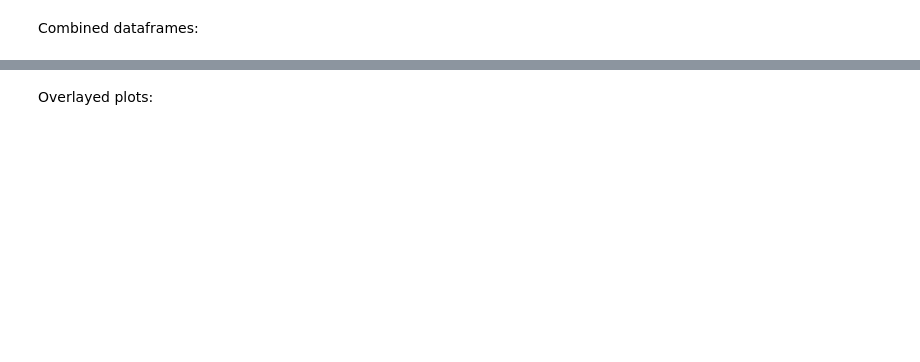
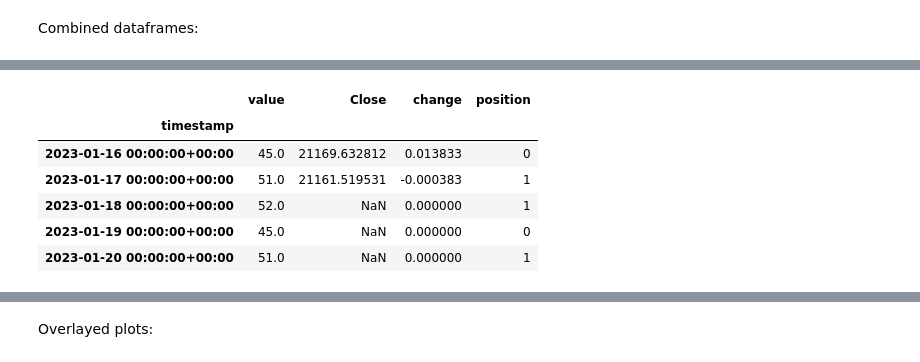
Before and after one commit to AGralin/dreambuilder_bot, a Jupyter notebook: historical_data.ipynb, the cells around one changed output, grey strips where cells are left out. Saved outputs shown, nothing was run; the diff lists cells and outputs as text; code cells hidden in the pictures; blank space fills up the shorter version.

```diff
--- a/historical_data.ipynb
+++ b/historical_data.ipynb
@@ -160,0 +141,6 @@ display(combined_df.tail())
+# %%
+combined_df_ = combined_df.copy()
+
+# add 'change' column using pct_change on 'Close'
+combined_df_['change'] = combined_df_['Close'].pct_change()
+combined_df_.head()
@@ -160,0 +155,12 @@ display(combined_df.tail())
+# %%
+# position column, buy when f&g is over 50 (0 = f&g < 50) (1 = f&g > 50)
+combined_df_['position'] = np.where(combined_df_.value > 50, 1, 0)
+combined_df_.tail()
+# %% [output]
+|  | value | Close | change | position |
+| timestamp |  |  |  |  |
+| 2023-01-16 00:00:00+00:00 | 45.0 | 21169.632812 | 0.013833 | 0 |
+| 2023-01-17 00:00:00+00:00 | 51.0 | 21161.519531 | -0.000383 | 1 |
+| 2023-01-18 00:00:00+00:00 | 52.0 | NaN | 0.000000 | 1 |
+| 2023-01-19 00:00:00+00:00 | 45.0 | NaN | 0.000000 | 0 |
+| 2023-01-20 00:00:00+00:00 | 51.0 | NaN | 0.000000 | 1 |
```
Also changed, not shown: parts of 21 cells of this notebook, 1 other file.
